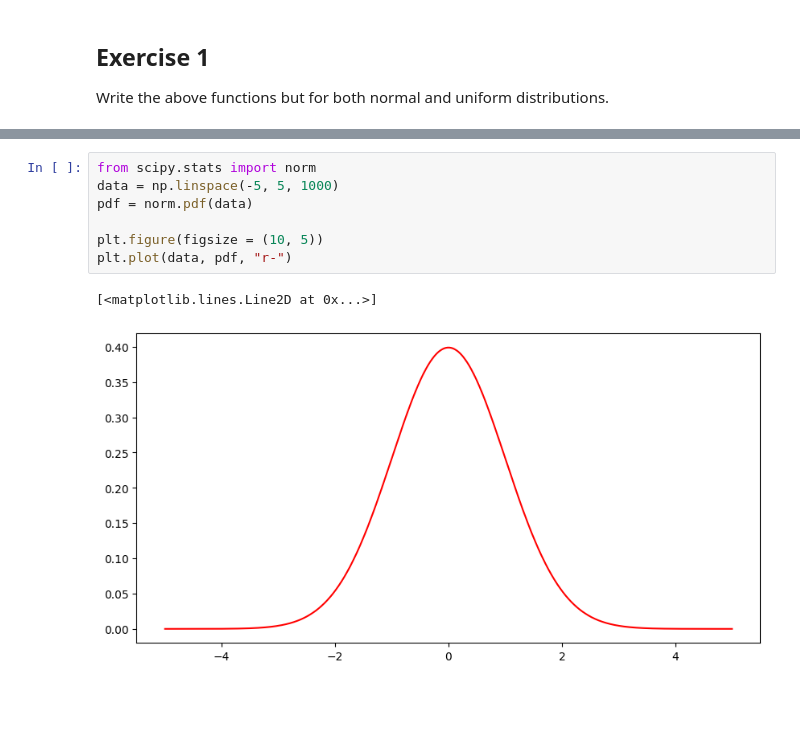
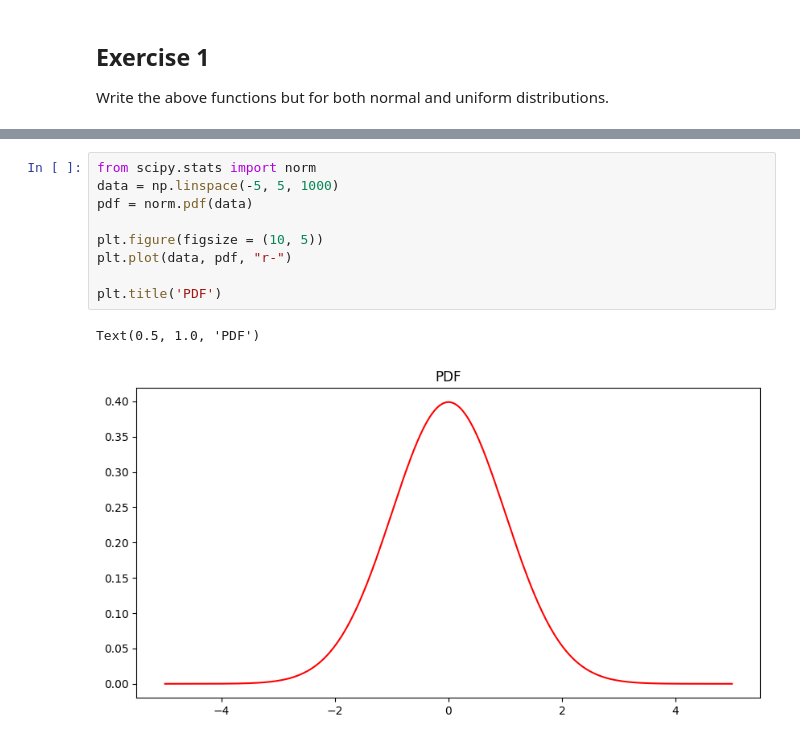
Before and after one commit to 4GeeksAcademy/probability-distribution-exercises-project-with-python_, a Jupyter notebook: notebook/problems.ipynb, the cells around one changed output, grey strips where cells are left out. Cells and saved outputs as stored; diff of their text form; blank space fills up the shorter version.

```diff
--- a/notebook/problems.ipynb
+++ b/notebook/problems.ipynb
@@ -110,13 +110,15 @@ plt.show()
 # %%
 from scipy.stats import norm
 data = np.linspace(-5, 5, 1000)
 pdf = norm.pdf(data)
 
 plt.figure(figsize = (10, 5))
 plt.plot(data, pdf, "r-")
+
+plt.title('PDF')
 # %% [output]
-[<matplotlib.lines.Line2D at 0x...>]
+Text(0.5, 1.0, 'PDF')
-[figure, old version]
+[figure, new version]
 # %%
 import scipy.stats as stats
 
```
Also changed, not shown: parts of 6 cells of this notebook.
